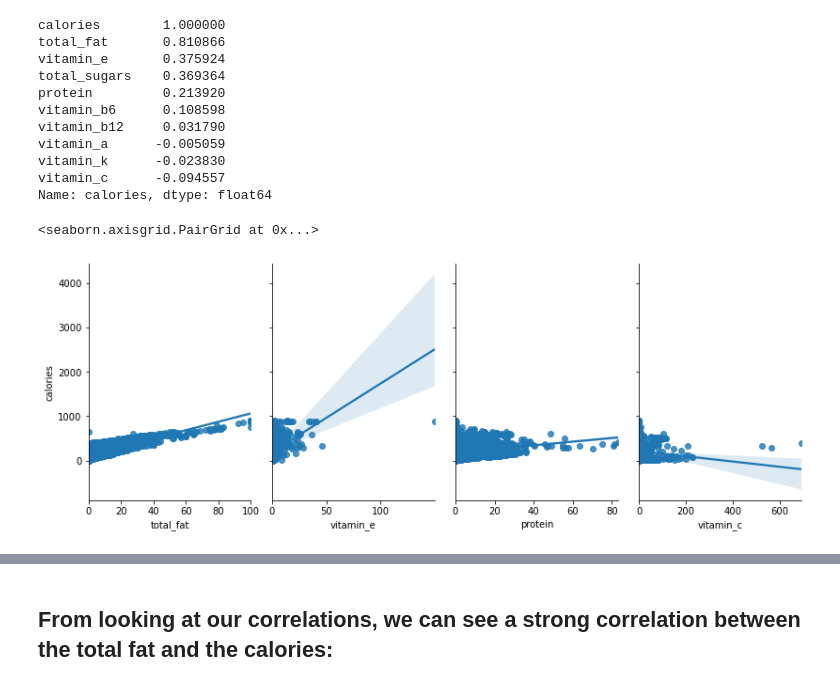
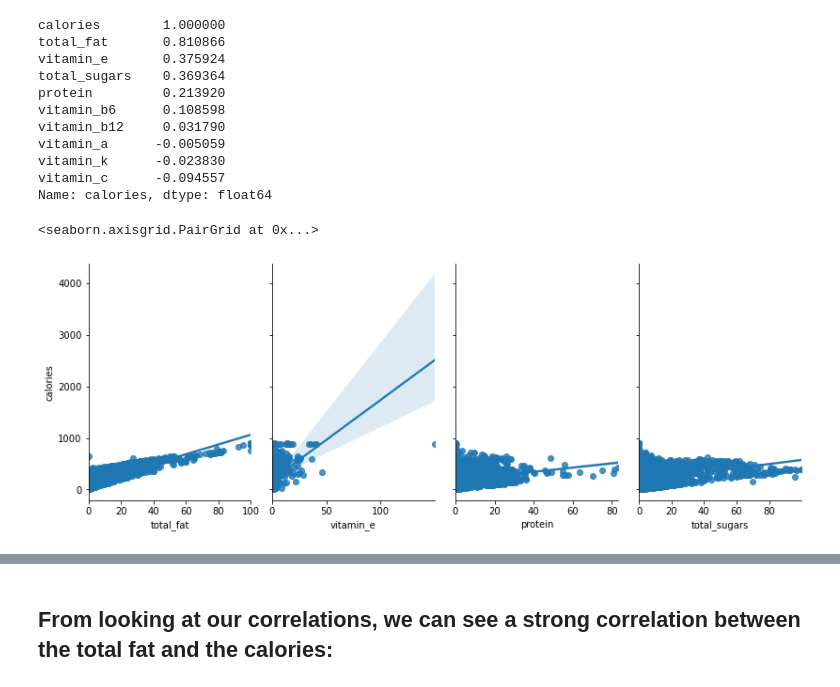
Before and after one commit to yarinl139/ProjectSemesterA, a Jupyter notebook: PYTHONFINAL.ipynb, the cells around one changed output, grey strips where cells are left out. Saved outputs shown, nothing was run; the diff lists cells and outputs as text; code cells hidden in the pictures.

```diff
--- a/PYTHONFINAL.ipynb
+++ b/PYTHONFINAL.ipynb
@@ -166,9 +170,9 @@ vitamin_k      -0.023830
 vitamin_c      -0.094557
 Name: calories, dtype: float64
 # %%
-sns.pairplot(train_set,x_vars=['total_fat','vitamin_e','protein','vitamin_c'], y_vars='calories',
+sns.pairplot(train_set,x_vars=['total_fat','vitamin_e','protein','total_sugars'], y_vars='calories',
              height=4, aspect = 0.7, kind='reg',dropna=True)
 # %% [output]
 <seaborn.axisgrid.PairGrid at 0x...>
-[figure, old version]
+[figure, new version]
 # %%
```
Also changed, not shown: parts of 39 cells of this notebook.
